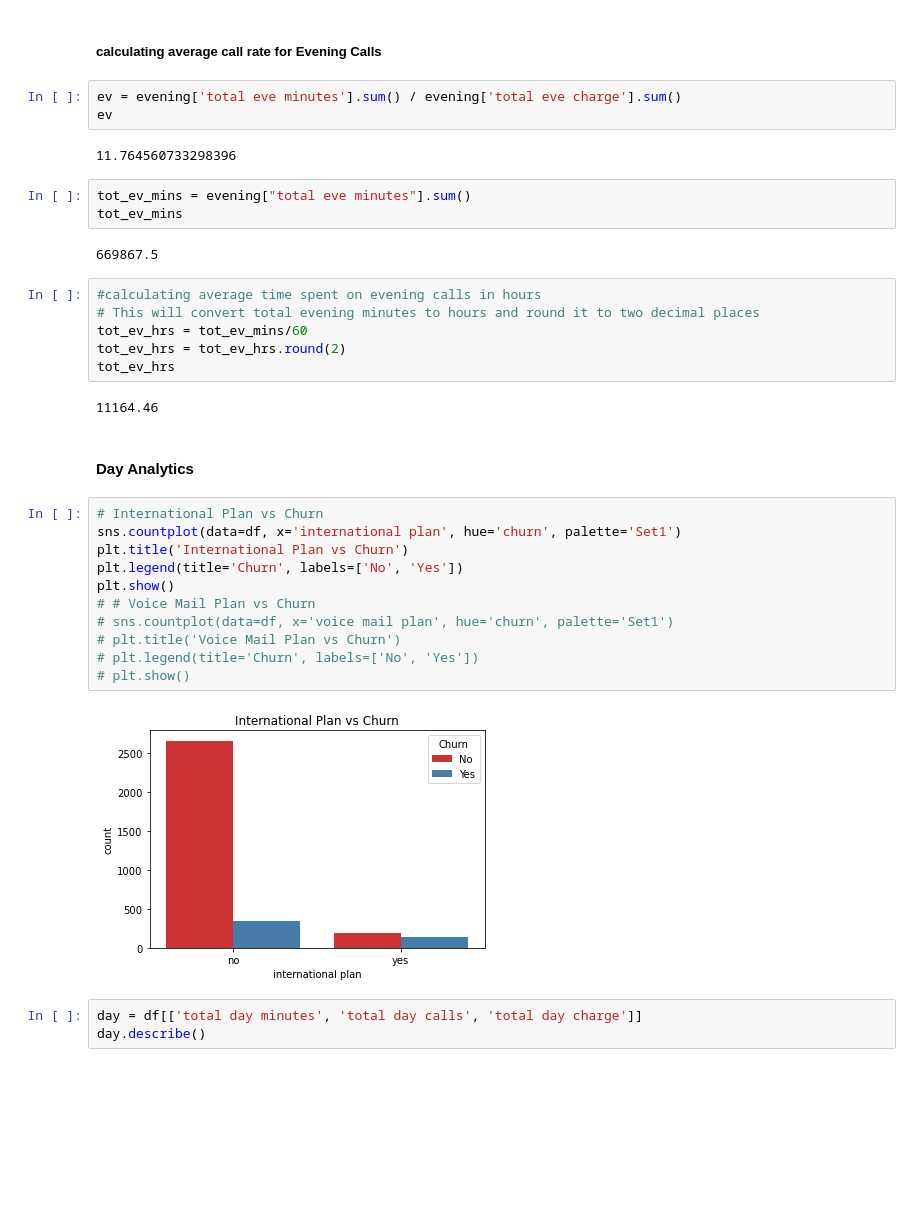
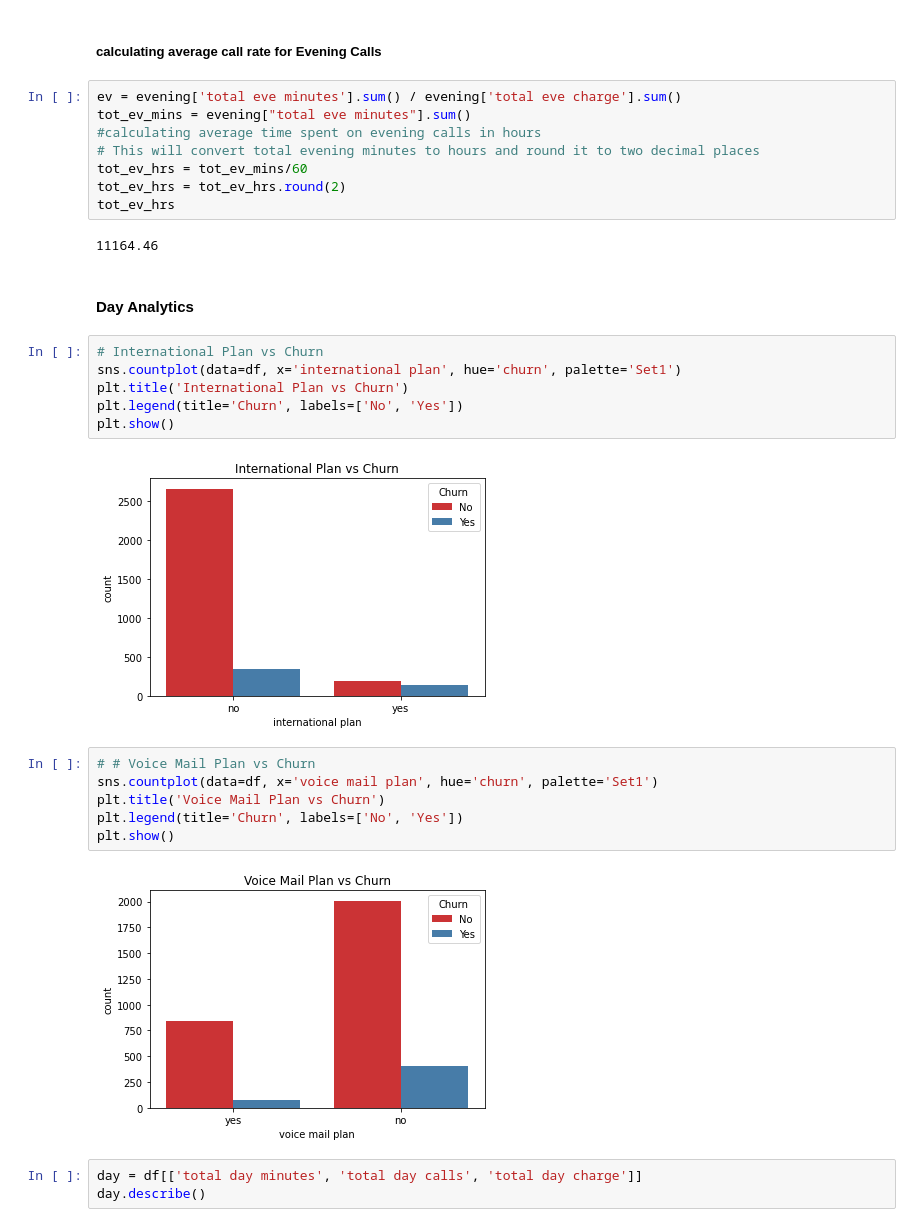
Before and after one commit to furaha-betty22/telco-customer-churn-forecasting, a Jupyter notebook: CHURN PROJECT.ipynb, the cells around one changed output. Saved outputs shown, nothing was run; the diff lists cells and outputs as text; blank space fills up the shorter version.

```diff
--- a/CHURN PROJECT.ipynb
+++ b/CHURN PROJECT.ipynb
@@ -323,22 +293,14 @@ evening.describe()
 ##### calculating average call rate for Evening Calls
 # %%
 ev = evening['total eve minutes'].sum() / evening['total eve charge'].sum()
-ev
+tot_ev_mins = evening["total eve minutes"].sum()
+#calculating average time spent on evening calls in hours
+# This will convert total evening minutes to hours and round it to two decimal places
+tot_ev_hrs = tot_ev_mins/60
+tot_ev_hrs = tot_ev_hrs.round(2)
+tot_ev_hrs
 # %% [output]
-11.764560733298396
+11164.46
-# %%
-tot_ev_mins = evening["total eve minutes"].sum()
-tot_ev_mins
-# %% [output]
-669867.5
-# %%
-#calculating average time spent on evening calls in hours
-# This will convert total evening minutes to hours and round it to two decimal places
-tot_ev_hrs = tot_ev_mins/60
-tot_ev_hrs = tot_ev_hrs.round(2)
-tot_ev_hrs
-# %% [output]
-11164.46
 # %% [markdown]
 #### Day Analytics
 # %%
@@ -347,13 +309,16 @@ sns.countplot(data=df, x='international plan', hue='churn', palette='Set1')
 plt.title('International Plan vs Churn')
 plt.legend(title='Churn', labels=['No', 'Yes'])
 plt.show()
-# # Voice Mail Plan vs Churn
-# sns.countplot(data=df, x='voice mail plan', hue='churn', palette='Set1')
-# plt.title('Voice Mail Plan vs Churn')
-# plt.legend(title='Churn', labels=['No', 'Yes'])
-# plt.show()
 # %% [output]
 [figure]
+# %%
+# # Voice Mail Plan vs Churn
+sns.countplot(data=df, x='voice mail plan', hue='churn', palette='Set1')
+plt.title('Voice Mail Plan vs Churn')
+plt.legend(title='Churn', labels=['No', 'Yes'])
+plt.show()
+# %% [output]
+[figure, added]
 # %%
 day = df[['total day minutes', 'total day calls', 'total day charge']]
 day.describe()
```
Also changed, not shown: parts of 20 cells of this notebook.
